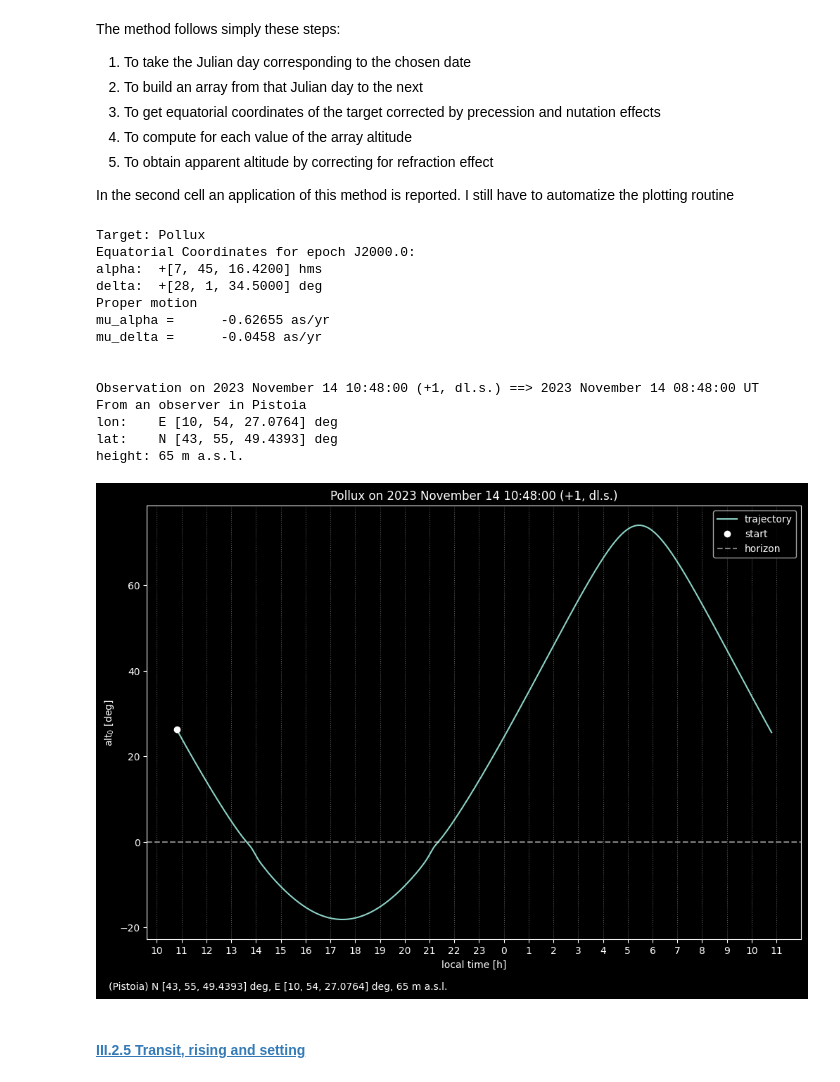
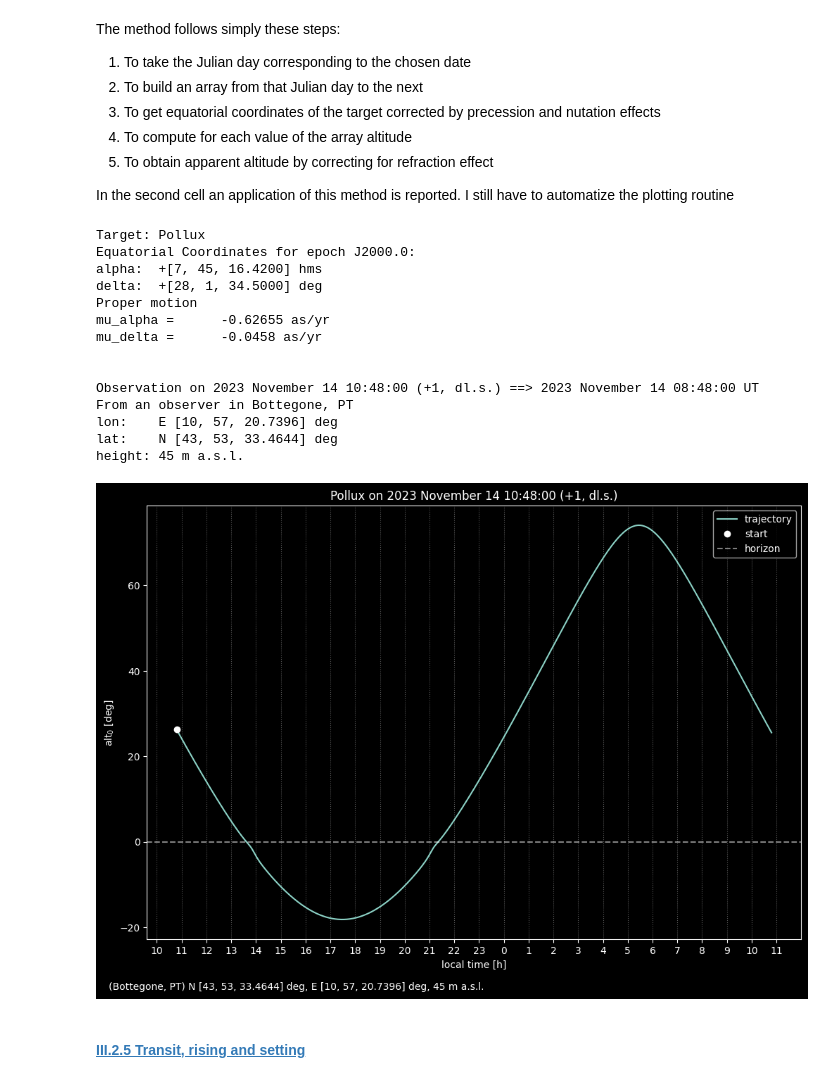
Before and after one commit to 00-berni/proj_0, a Jupyter notebook: notebook/notebook.ipynb, the cells around one changed output. Cells and saved outputs as stored; diff of their text form; code cells hidden in the pictures.

```diff
--- a/notebook/notebook.ipynb
+++ b/notebook/notebook.ipynb
@@ -2927,10 +2974,10 @@ numpoint = 1000
 out = 'local time'
 
 # observatory location
-lat = 43.93039980730644
-lon = -10.907521220934262
-h = 65
-obsname = 'Pistoia'
+lat = 43.892629
+lon = -10.955761
+h = 45
+obsname = 'Bottegone, PT'
 obs = GeoPos(lon,lat,h,name=obsname)
 
 # getting target data
@@ -2965,38 +3012,38 @@ ax = plt.axes()
 ax.set_facecolor('black')
 titledate = date.print_date() if out == 'UT' else date.ut_to_local(timezone,dl_save,'str')
 plt.title(obj.name + ' on ' + titledate)
 
 plt.plot(dayrange,alt.deg,label='trajectory')
 plt.plot(dayrange[0],alt.deg[0],'ow',label='start')
 
 labelticks = np.round(ticks.time.hour() + hzone,0).astype(int)
 labelticks = np.where(labelticks >= 24, labelticks-24, labelticks)
 plt.axhline(0,xmin=0,xmax=1,linestyle='dashed',alpha=0.5,color='white',label='horizon')
 plt.xticks(ticks.jd,labelticks)
 plt.xlabel(out + ' [h]')
 plt.ylabel('alt$_0$ [deg]')
 plt.grid(axis='x',linestyle='dotted',color='gray',alpha=0.7)
 plt.legend(numpoints=1)
 location_string = obs.place_info(True)
 plt.text(0.08, 0.02, location_string, fontsize=10, transform=plt.gcf().transFigure)
 
 plt.show()
 # %% [output]
 Target: Pollux
 Equatorial Coordinates for epoch J2000.0:
 alpha:  +[7, 45, 16.4200] hms
 delta:  +[28, 1, 34.5000] deg
 Proper motion
 mu_alpha =      -0.62655 as/yr
 mu_delta =      -0.0458 as/yr
 
 
 Observation on 2023 November 14 10:48:00 (+1, dl.s.) ==> 2023 November 14 08:48:00 UT
-From an observer in Pistoia
-lon:    E [10, 54, 27.0764] deg
-lat:    N [43, 55, 49.4393] deg
-height: 65 m a.s.l.
+From an observer in Bottegone, PT
+lon:    E [10, 57, 20.7396] deg
+lat:    N [43, 53, 33.4644] deg
+height: 45 m a.s.l.
-[figure, old version]
+[figure, new version]
 # %% [markdown]
 #### <a id='toc1_3_2_5_'></a>[III.2.5 Transit, rising and setting](#toc0_)
 # %%
```
Also changed, not shown: parts of 16 cells of this notebook.
